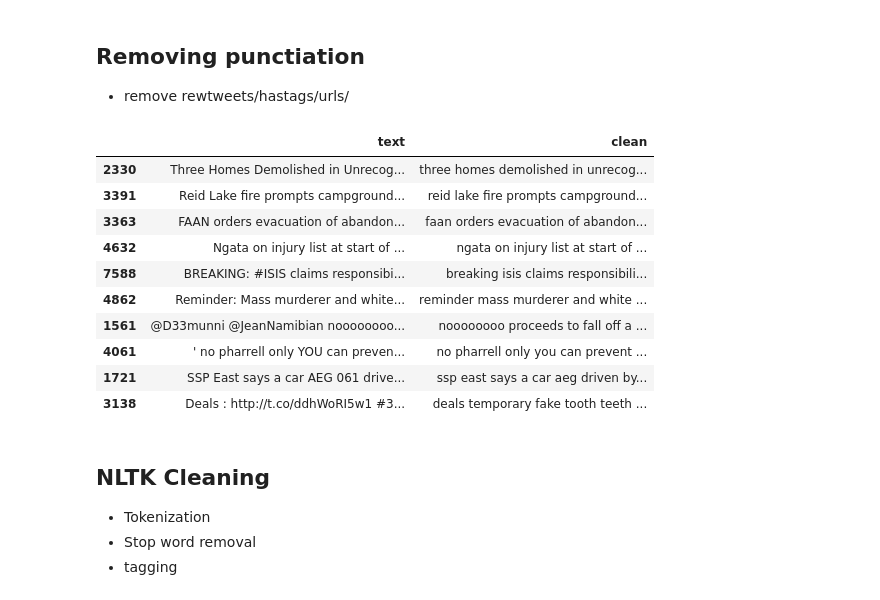
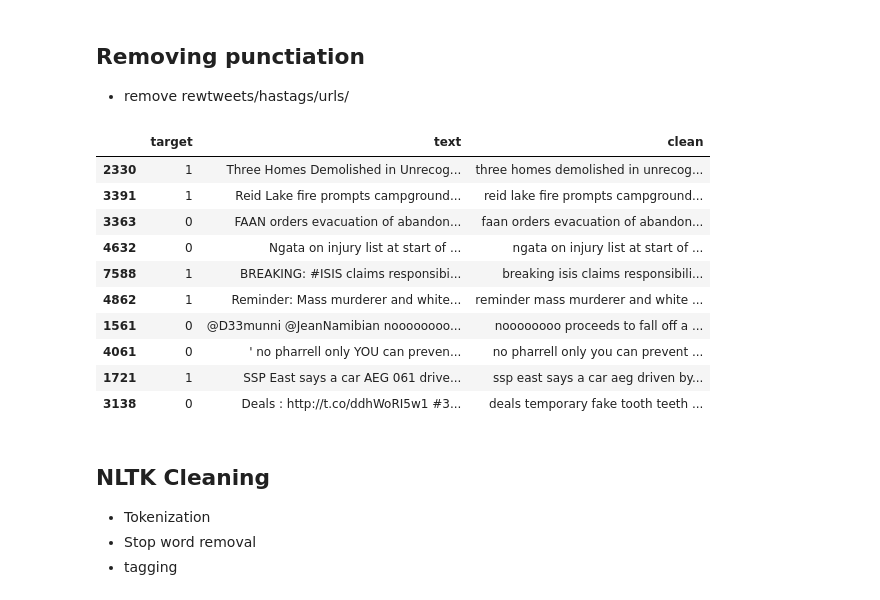
Before and after one commit to SriPudipeddi/team_square_roots, a Jupyter notebook: nlp-tweets.ipynb, the cells around one changed output. Saved outputs shown, nothing was run; the diff lists cells and outputs as text; code cells hidden in the pictures.

```diff
--- a/nlp-tweets.ipynb
+++ b/nlp-tweets.ipynb
@@ -127,31 +127,31 @@ df.sample(10, random_state = 42)
 * remove rewtweets/hastags/urls/
 # %%
 #Creating new dataframe
-tweets = pd.DataFrame(df.text)
+tweets = df[['target', 'text']].copy()
 tweets['clean'] = df.text
 #Removing RT, Punctuation etc
 remove_rt = lambda x: re.sub('RT @\w+: '," ",x)
 remove_usernames = lambda x: re.sub('@[^\s]+',' ',x)
 remove_urls = lambda x: re.sub(r'http\S+', '', x)
 remove_punctuation = lambda x: re.sub('[^a-zA-Z\s]+', ' ', x)
 remove_hashtags = lambda x: re.sub('\B#\w*[a-zA-Z]+\w*', ' ', x)
 lowercase = lambda x: x.lower()
 
 tweets['clean'] = tweets.text.map(remove_rt).map(remove_usernames).map(remove_urls).map(remove_punctuation).map(remove_hashtags).map(lowercase)
 tweets.sample(10, random_state = 42)
 #tweets.loc[978]
 # %% [output]
-|  | text | clean |
-| 2330 | Three Homes Demolished in Unrecog... | three homes demolished in unrecog... |
-| 3391 | Reid Lake fire prompts campground... | reid lake fire prompts campground... |
-| 3363 | FAAN orders evacuation of abandon... | faan orders evacuation of abandon... |
-| 4632 | Ngata on injury list at start of ... | ngata on injury list at start of ... |
-| 7588 | BREAKING: #ISIS claims responsibi... | breaking isis claims responsibili... |
-| 4862 | Reminder: Mass murderer and white... | reminder mass murderer and white ... |
-| 1561 | @D33munni @JeanNamibian noooooooo... | noooooooo proceeds to fall off a ... |
-| 4061 | ' no pharrell only YOU can preven... | no pharrell only you can prevent ... |
-| 1721 | SSP East says a car AEG 061 drive... | ssp east says a car aeg driven by... |
-| 3138 | Deals : http://t.co/ddhWoRI5w1 #3... | deals temporary fake tooth teeth ... |
+|  | target | text | clean |
+| 2330 | 1 | Three Homes Demolished in Unrecog... | three homes demolished in unrecog... |
+| 3391 | 1 | Reid Lake fire prompts campground... | reid lake fire prompts campground... |
+| 3363 | 0 | FAAN orders evacuation of abandon... | faan orders evacuation of abandon... |
+| 4632 | 0 | Ngata on injury list at start of ... | ngata on injury list at start of ... |
+| 7588 | 1 | BREAKING: #ISIS claims responsibi... | breaking isis claims responsibili... |
+| 4862 | 1 | Reminder: Mass murderer and white... | reminder mass murderer and white ... |
+| 1561 | 0 | @D33munni @JeanNamibian noooooooo... | noooooooo proceeds to fall off a ... |
+| 4061 | 0 | ' no pharrell only YOU can preven... | no pharrell only you can prevent ... |
+| 1721 | 1 | SSP East says a car AEG 061 drive... | ssp east says a car aeg driven by... |
+| 3138 | 0 | Deals : http://t.co/ddhWoRI5w1 #3... | deals temporary fake tooth teeth ... |
 # %% [markdown]
 ## NLTK Cleaning
 * Tokenization
```
Also changed, not shown: parts of 9 cells of this notebook.
